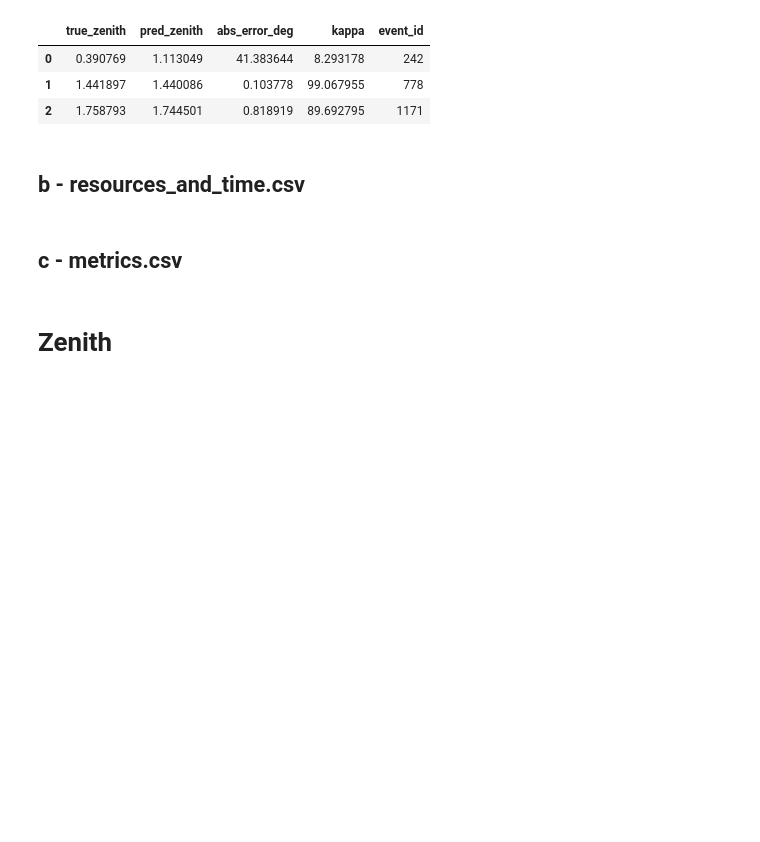
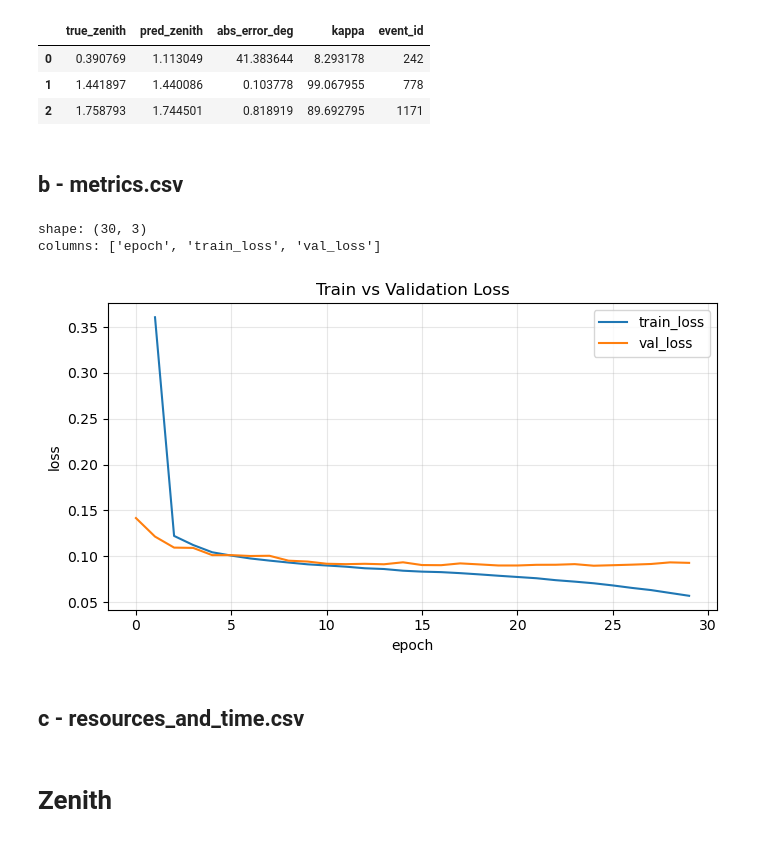
Before and after one commit to kubrabas/Graphnet-Applications, a Jupyter notebook: Training/Combined_EventPulseSeries_nonoise/initiative8/result_analysis.ipynb, the cells around one changed output. Saved outputs shown, nothing was run; the diff lists cells and outputs as text; code cells hidden in the pictures; blank space fills up the shorter version.

```diff
--- a/Training/Combined_EventPulseSeries_nonoise/initiative8/result_analysis.ipynb
+++ b/Training/Combined_EventPulseSeries_nonoise/initiative8/result_analysis.ipynb
@@ -7,6 +7,10 @@ import matplotlib.pyplot as plt
 energy_test_predictions_path = Path("energy") / "test_predictions.csv"
 zenith_test_predictions_path = Path("zenith") / "test_predictions.csv"
 azimuth_test_predictions_path = Path("azimuth") / "test_predictions.csv"
+
+
+
+energy_metrics_path = Path("energy") / "metrics.csv"
 # %% [markdown]
 # 0 - Notes
 # %% [markdown]
@@ -444,10 +534,34 @@ df_zenith_test_predictions.head(3)
 | 0 | 0.390769 | 1.113049 | 41.383644 | 8.293178 | 242 |
 | 1 | 1.441897 | 1.440086 | 0.103778 | 99.067955 | 778 |
 | 2 | 1.758793 | 1.744501 | 0.818919 | 89.692795 | 1171 |
-# %% [markdown]
-## b - resources_and_time.csv
 # %% [markdown]
-## c - metrics.csv
+## b - metrics.csv
+# %%
+df_energy_metrics = pd.read_csv(energy_metrics_path)
+
+
+
+
+print("shape:", df_energy_metrics.shape)
+print("columns:", list(df_energy_metrics.columns))
+# %% [output]
+shape: (30, 3)
+columns: ['epoch', 'train_loss', 'val_loss']
+# %%
+plt.figure(figsize=(7,4))
+plt.plot(df_energy_metrics["epoch"], df_energy_metrics["train_loss"], label="train_loss")
+plt.plot(df_energy_metrics["epoch"], df_energy_metrics["val_loss"], label="val_loss")
+plt.xlabel("epoch")
+plt.ylabel("loss")
+plt.title("Train vs Validation Loss")
+plt.grid(True, alpha=0.3)
+plt.legend()
+plt.tight_layout()
+plt.show()
+# %% [output]
+[figure, added]
+# %% [markdown]
+## c - resources_and_time.csv
 # %% [markdown]
 # Zenith
 # %% [markdown]
```
Also changed, not shown: parts of 5 cells of this notebook.
